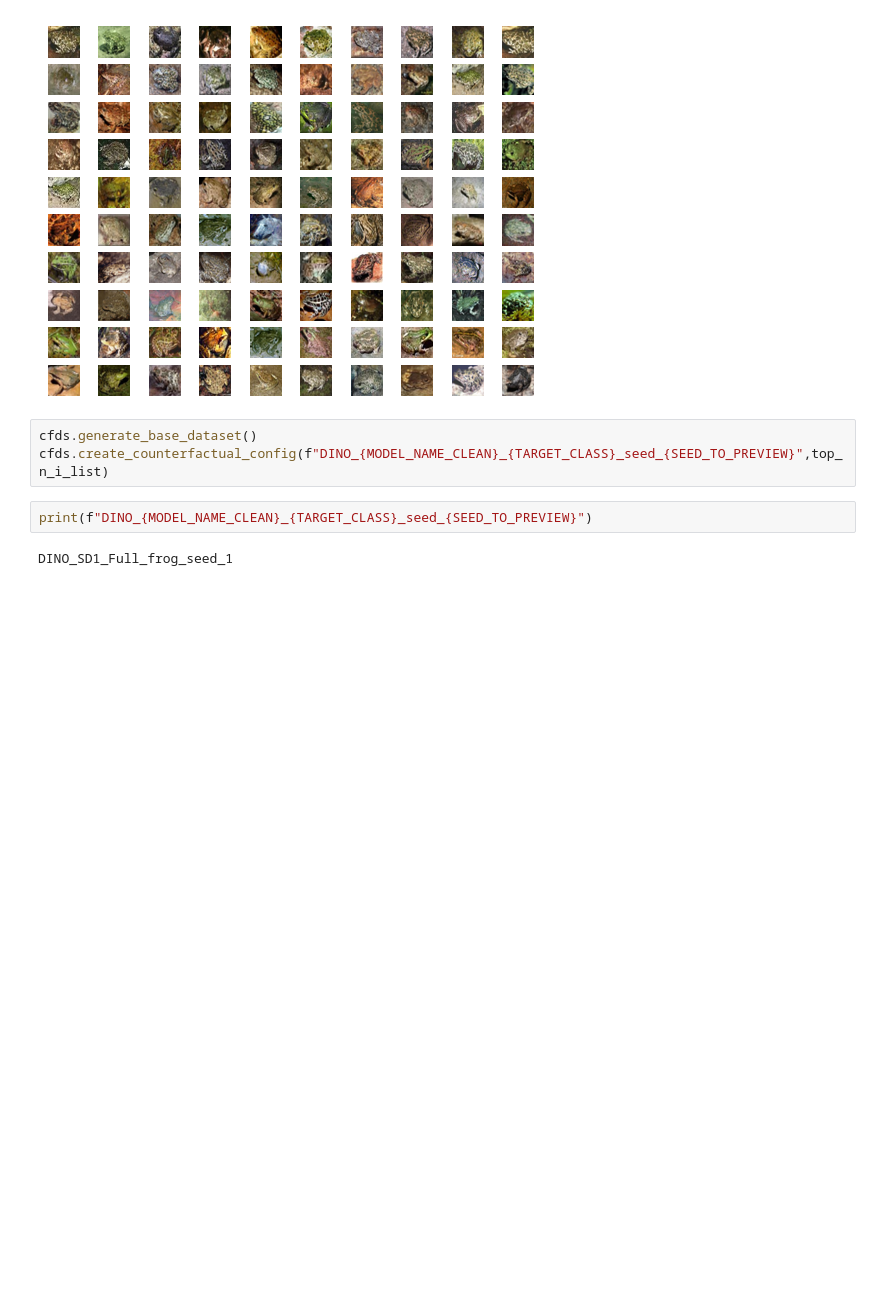
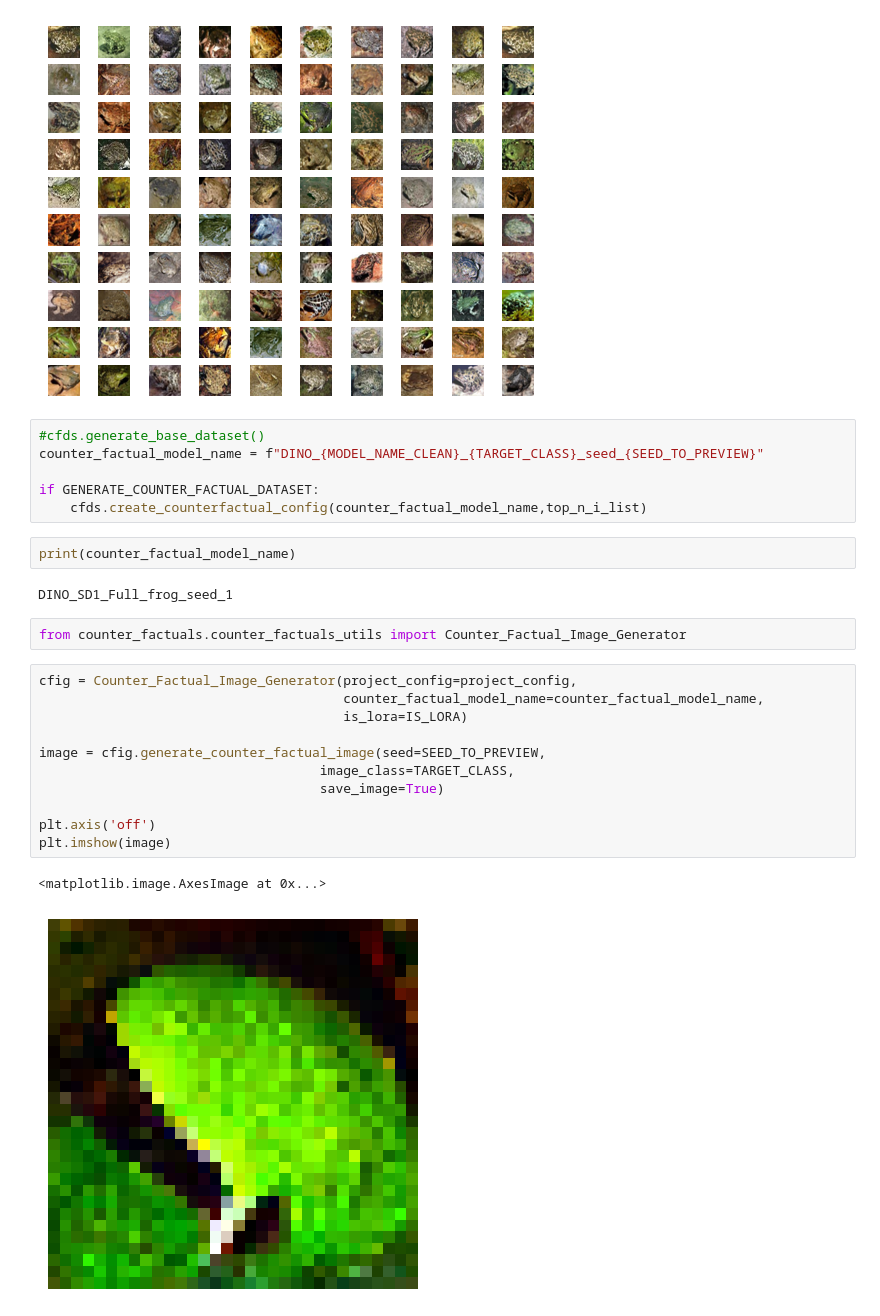
Before and after one commit to Naterjack/Data-Attribution-for-Stable-Diffusion, a Jupyter notebook: SD1_DINO_Attribution.ipynb, the cells around one changed output. Saved outputs shown, nothing was run; the diff lists cells and outputs as text; blank space fills up the shorter version.

Commit message:
Counter factual image generation for DINO

```diff
--- a/SD1_DINO_Attribution.ipynb
+++ b/SD1_DINO_Attribution.ipynb
@@ -201,9 +194,28 @@ for i in range(num_images_per_axis**2):
 # %% [output]
 [figure]
 # %%
-cfds.generate_base_dataset()
-cfds.create_counterfactual_config(f"DINO_{MODEL_NAME_CLEAN}_{TARGET_CLASS}_seed_{SEED_TO_PREVIEW}",top_n_i_list)
+#cfds.generate_base_dataset()
+counter_factual_model_name = f"DINO_{MODEL_NAME_CLEAN}_{TARGET_CLASS}_seed_{SEED_TO_PREVIEW}"
+
+if GENERATE_COUNTER_FACTUAL_DATASET:
+    cfds.create_counterfactual_config(counter_factual_model_name,top_n_i_list)
-# %%
-print(f"DINO_{MODEL_NAME_CLEAN}_{TARGET_CLASS}_seed_{SEED_TO_PREVIEW}")
-# %% [output]
-DINO_SD1_Full_frog_seed_1
+# %%
+print(counter_factual_model_name)
+# %% [output]
+DINO_SD1_Full_frog_seed_1
+# %%
+from counter_factuals.counter_factuals_utils import Counter_Factual_Image_Generator
+# %%
+cfig = Counter_Factual_Image_Generator(project_config=project_config,
+                                       counter_factual_model_name=counter_factual_model_name,
+                                       is_lora=IS_LORA)
+
+image = cfig.generate_counter_factual_image(seed=SEED_TO_PREVIEW,
+                                    image_class=TARGET_CLASS,
+                                    save_image=True)
+
+plt.axis('off')
+plt.imshow(image)
+# %% [output]
+<matplotlib.image.AxesImage at 0x...>
+[figure, added]
```
Also changed, not shown: parts of 3 cells of this notebook, 1 other file.
